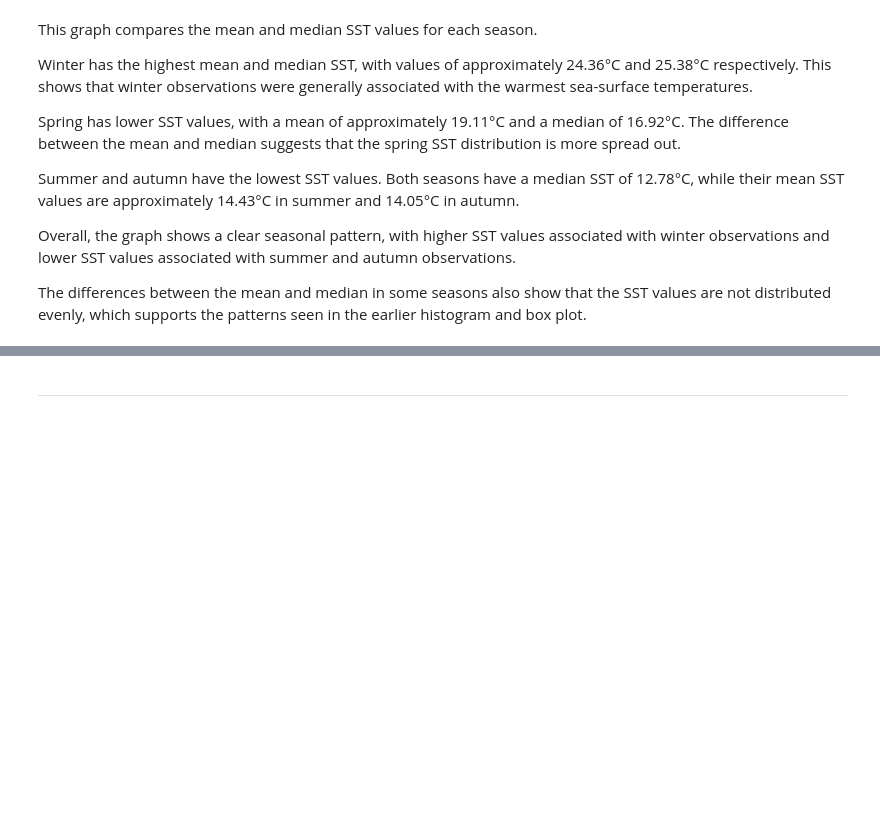
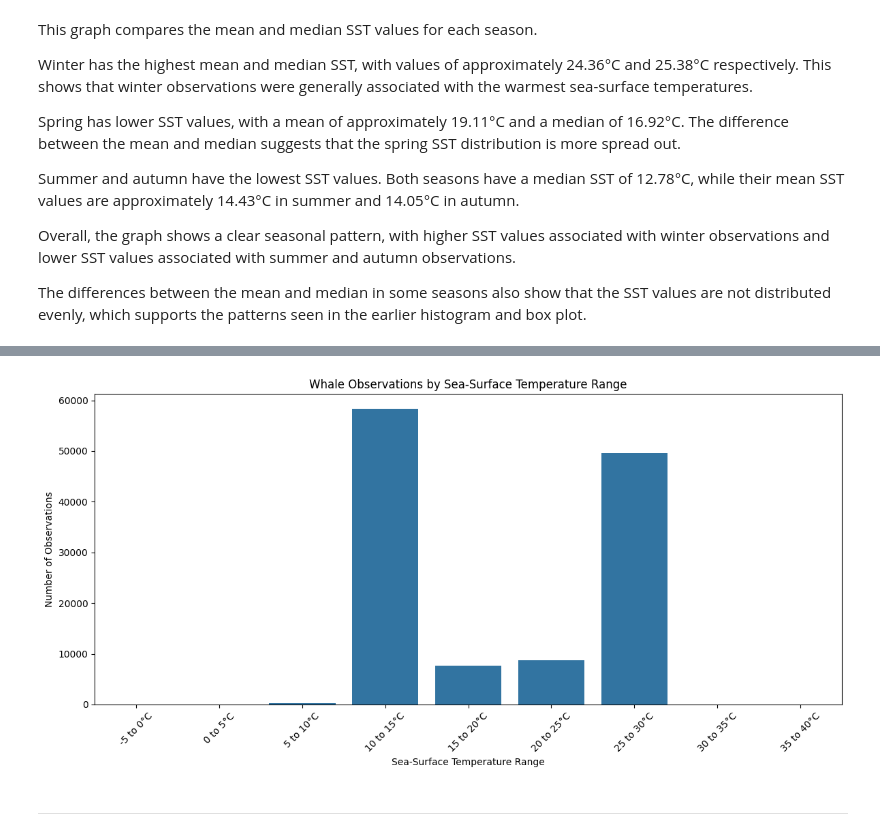
Before and after one commit to gavr1988/humpback_whale_observations, a Jupyter notebook: jupyter_notebooks/Gav_Notebook_Template.ipynb, the cells around one changed output, grey strips where cells are left out. Drawn from its saved outputs; the diff is of its cells as text; code cells hidden in the pictures; blank space fills up the shorter version.

Commit message:
visualisation 5

```diff
--- a/jupyter_notebooks/Gav_Notebook_Template.ipynb
+++ b/jupyter_notebooks/Gav_Notebook_Template.ipynb
@@ -583,3 +551,41 @@ plt.show()
+# %%
+#Divide SST values into five-degree ranges
+df_sst["sst_range"] = pd.cut(
+    df_sst["sst"],
+    bins=[-5, 0, 5, 10, 15, 20, 25, 30, 35, 40],
+    labels=[
+        "-5 to 0°C",
+        "0 to 5°C",
+        "5 to 10°C",
+        "10 to 15°C",
+        "15 to 20°C",
+        "20 to 25°C",
+        "25 to 30°C",
+        "30 to 35°C",
+        "35 to 40°C"
+    ],
+    include_lowest=True
+)
+
+# I was having trouble with the above function and had to consult chatgpt to help me with the syntax.
+# Count observations within each SST range:
+sst_range_counts = (df_sst["sst_range"].value_counts().sort_index().reset_index())
+
+sst_range_counts.columns = ["sst_range","observation_count"]
+
+plt.figure(figsize=(12, 6))
+
+sns.barplot(data=sst_range_counts,x="sst_range",y="observation_count")
+
+plt.title("Whale Observations by Sea-Surface Temperature Range")
+plt.xlabel("Sea-Surface Temperature Range")
+plt.ylabel("Number of Observations")
+
+plt.xticks(rotation=45)
+plt.tight_layout()
+plt.show()
+# %% [output]
+[figure, added]
 # %% [markdown]
 ---
 # %% [markdown]
```
Also changed, not shown: parts of 7 cells of this notebook.
